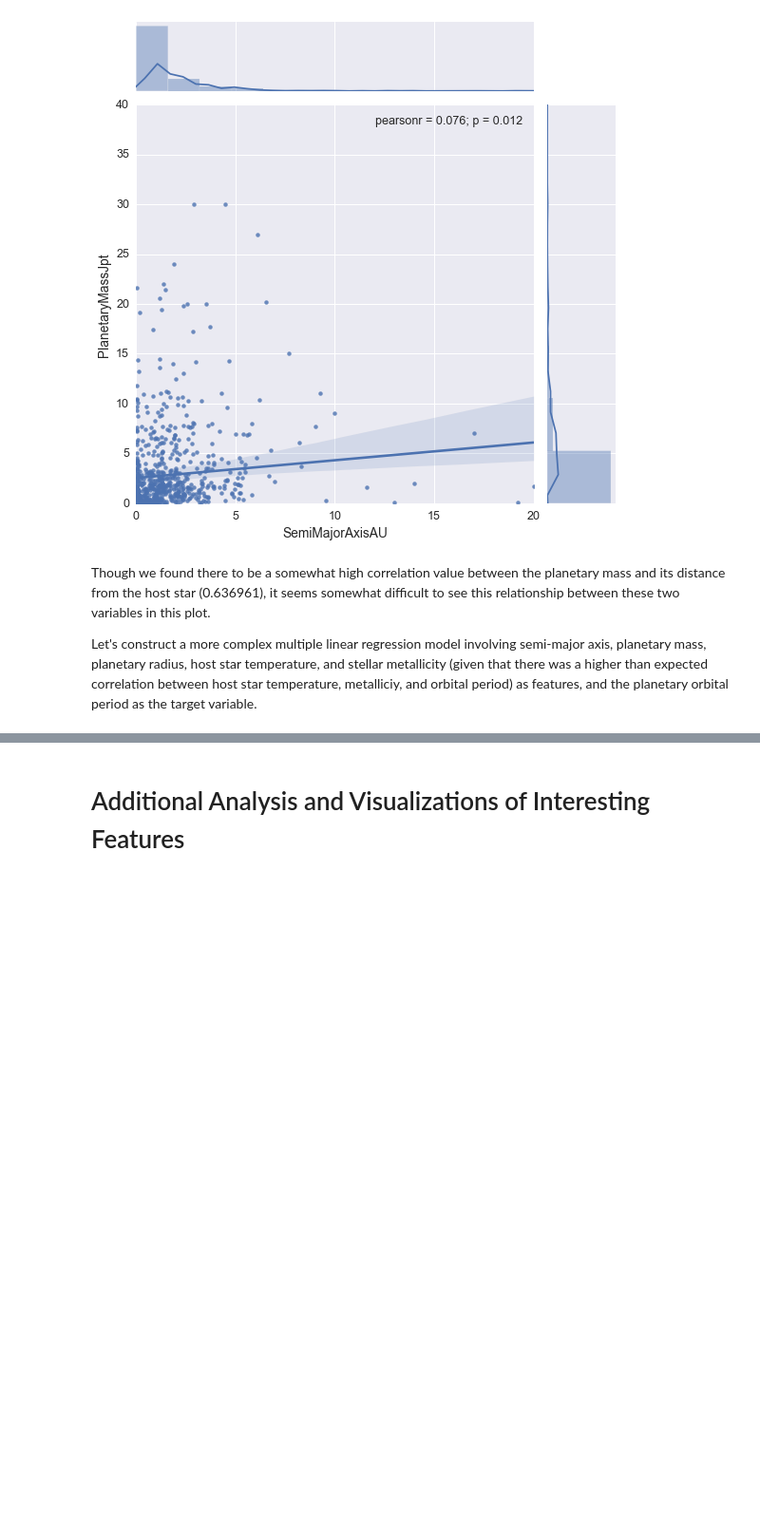
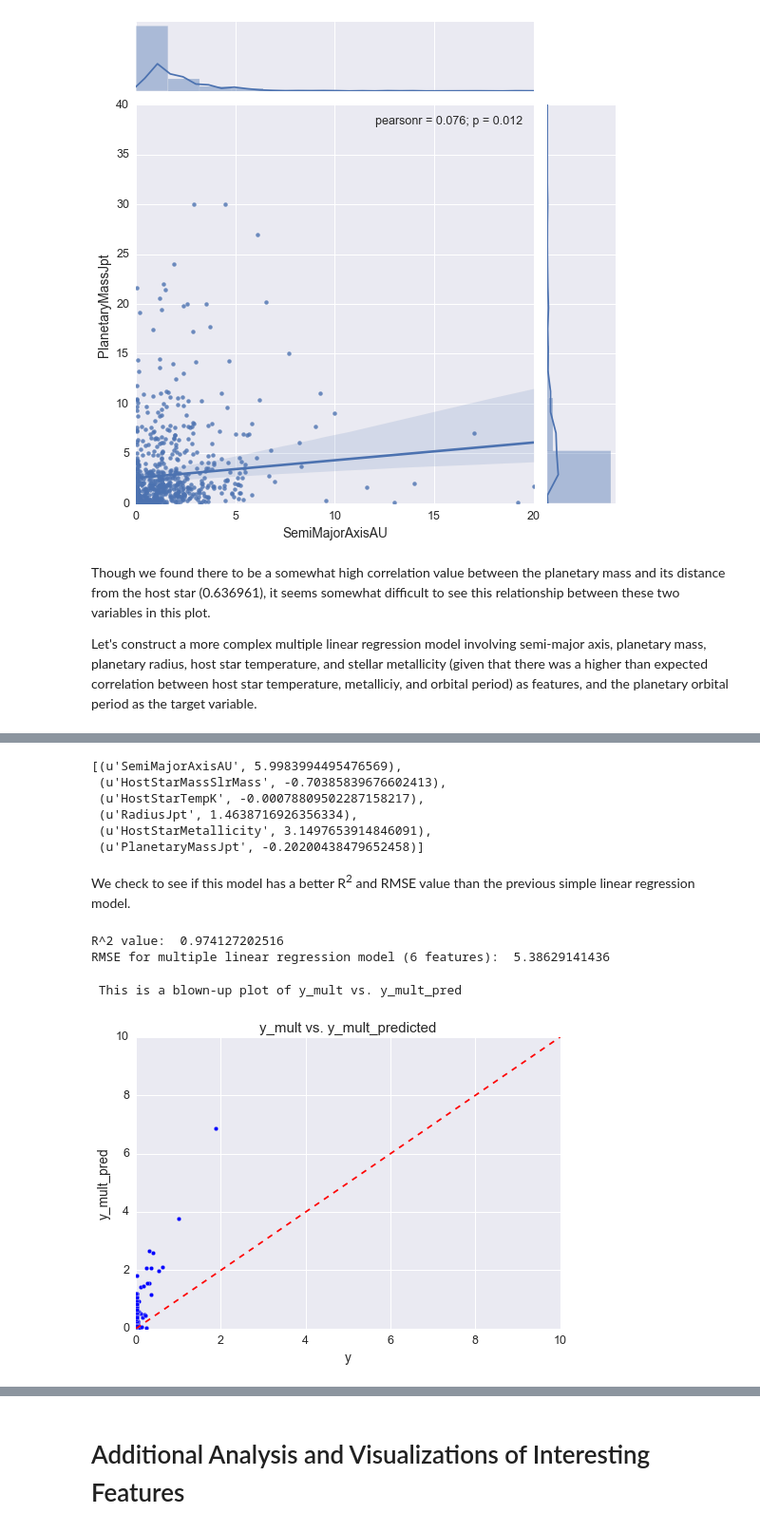
Before and after one commit to markyashar/sf16_ids1_project, a Jupyter notebook: exoplanet_exploration1.ipynb, the cells around one changed output, grey strips where cells are left out. Shown at 95% size. Saved outputs shown, nothing was run; the diff lists cells and outputs as text; code cells hidden in the pictures; blank space fills up the shorter version.

```diff
--- a/exoplanet_exploration1.ipynb
+++ b/exoplanet_exploration1.ipynb
@@ -419,17 +419,23 @@ Though we found there to be a somewhat high correlation value between the planet
 Let's construct a more complex multiple linear regression model involving semi-major axis, planetary mass, planetary radius, host star temperature, and stellar metallicity (given that there was a higher than expected correlation between host star temperature, metalliciy, and orbital period) as features, and the planetary orbital period as the target variable.
 # %%
 # create X and y
-mult_feature_cols = ['SemiMajorAxisAU','HostStarMassSlrMass','HostStarTempK', 'RadiusJpt', 'HostStarMetallicity',
-                     'PlanetaryMassJpt']   # take X to be 6 columns and y to be 1 column
-X_mult = planetData[mult_feature_cols].dropna()
+mult_cols = ['SemiMajorAxisAU','HostStarMassSlrMass','HostStarTempK', 'RadiusJpt', 'HostStarMetallicity',
+             'PlanetaryMassJpt','PeriodYears']   # take X to be 6 columns and y to be 1 column
+mult_features = ['SemiMajorAxisAU','HostStarMassSlrMass','HostStarTempK', 'RadiusJpt', 'HostStarMetallicity',
+             'PlanetaryMassJpt']
 planetData['PeriodYears']=planetData['PeriodDays']/365.25
-y_mult = planetData.PeriodYears.dropna()     # y is the PeriodYears column
+planets_selectedFeatures = planetData[mult_cols].dropna()
+
+
+X_mult = planets_selectedFeatures[mult_features]
+# y_mult = planetData.PeriodYears.dropna()
+y_mult = planets_selectedFeatures['PeriodYears']   # y is the PeriodYears column
 print("Number of observations: ", X_mult.shape[0])
-
+print("Number of values for the response variable y: ", y_mult.shape[0])
 print(X_mult.shape)
 print(y_mult.shape)
-X_mult.head()
-y_mult.head()
+print(X_mult.head())
+print(y_mult.head())
 
 # instantiate and fit like last time
 multiple_linreg = LinearRegression()
@@ -439,5 +445,5 @@ coeffs = multiple_linreg.coef_
 intercept =  multiple_linreg.intercept_   # this is the y-intercept, beta_0
 # print the coefficients
 print(intercept) # this is beta_0
-print(coeffs)   # we print out 3 coefficients: beta_1, beta_2, beta_3
+print(coeffs)   # we print out 6 coefficients: beta_1, beta_2, beta_3, beta_4, beta_5, beta_6
 # %% [output]
@@ -447,0 +467,38 @@ ValueError: Found arrays with inconsistent numbers of samples: [ 332 3341]
+# %%
+# pair the feature names with the coefficients
+zip(mult_features, multiple_linreg.coef_) # pairs items together from 2 columns, etc. (review this)
+list(zip(mult_features, multiple_linreg.coef_))    # this works here too
+# Gives us nice output including the coefficient name. Note that 'zip' "pairs" up the elements of a number of lists,
+# tuples, or other sequences, to create a list tuples. 'zip' can take an arbitrary number of sequences, and the
+# number of elements it produces is determined by the shortest sequence.
+# %% [output]
+[(u'SemiMajorAxisAU', 5.9983994495476569),
+ (u'HostStarMassSlrMass', -0.70385839676602413),
+ (u'HostStarTempK', -0.00078809502287158217),
+ (u'RadiusJpt', 1.4638716926356334),
+ (u'HostStarMetallicity', 3.1497653914846091),
+ (u'PlanetaryMassJpt', -0.20200438479652458)]
+# %% [markdown]
+We check to see if this model has a better R<sup>2</sup> and RMSE value than the previous simple linear regression model.
+# %%
+y_mult_pred = multiple_linreg.predict(X_mult)
+print("R^2 value: ", metrics.r2_score(y_mult, y_mult_pred))
+# print("Variance score: ", linreg.score(X_mult,y_mult)
+print("RMSE for multiple linear regression model (6 features): ",np.sqrt(metrics.mean_squared_error(y_mult, y_mult_pred)))
+# %% [output]
+R^2 value:  0.974127202516
+RMSE for multiple linear regression model (6 features):  5.38629141436
+# %%
+# Plot y vs y_pred
+
+print("\n This is a blown-up plot of y_mult vs. y_mult_pred")
+plt.scatter(y_mult, y_mult_pred)
+plt.plot([0,10],[0,10], 'r--')
+plt.xlim(0,10);
+plt.ylim(0,10);
+plt.xlabel('y')
+plt.ylabel('y_mult_pred')
+plt.title('y_mult vs. y_mult_predicted');
+# %% [output]
+ This is a blown-up plot of y_mult vs. y_mult_pred
+[figure, added]
```
Also changed, not shown: parts of 5 cells of this notebook.
